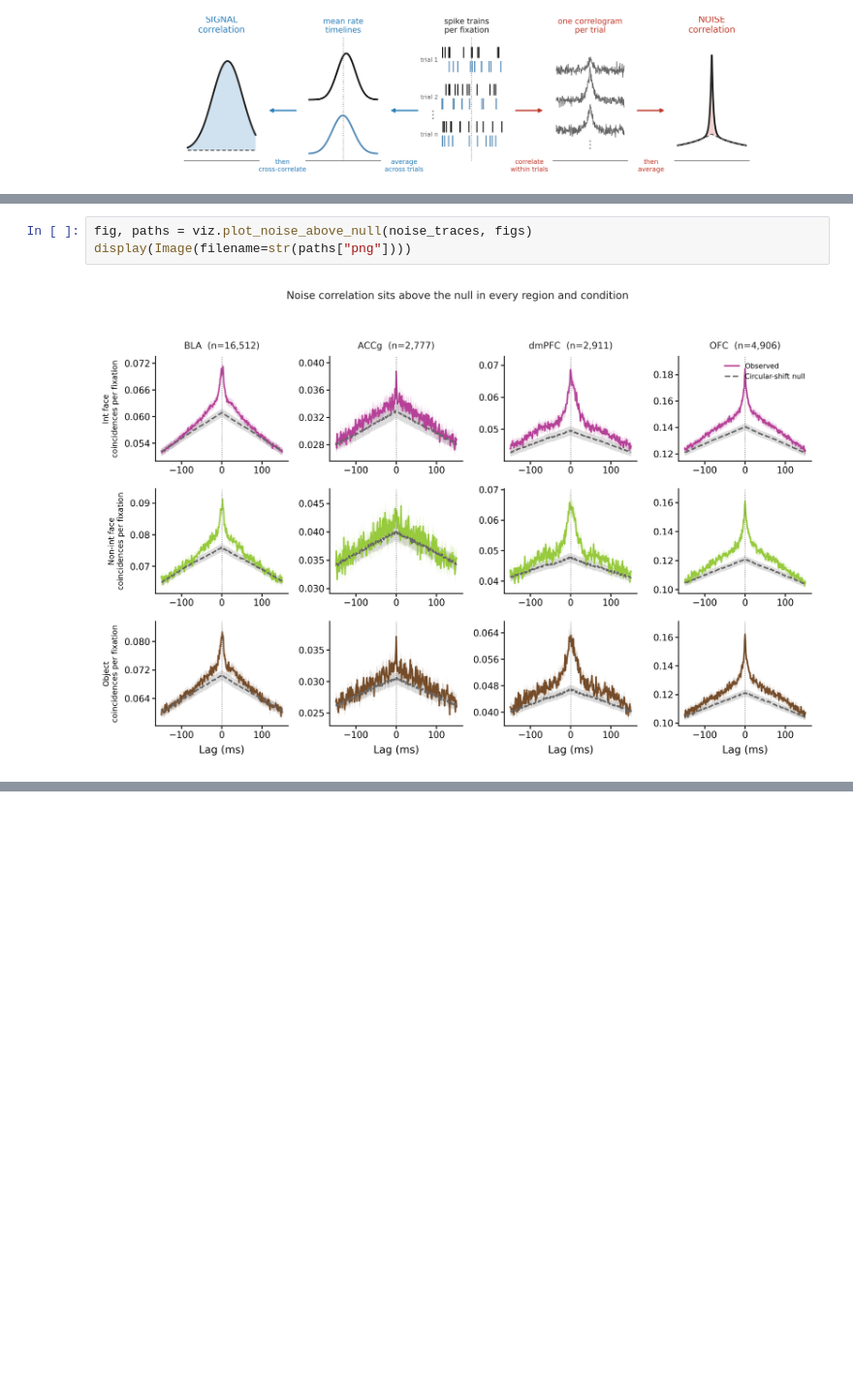
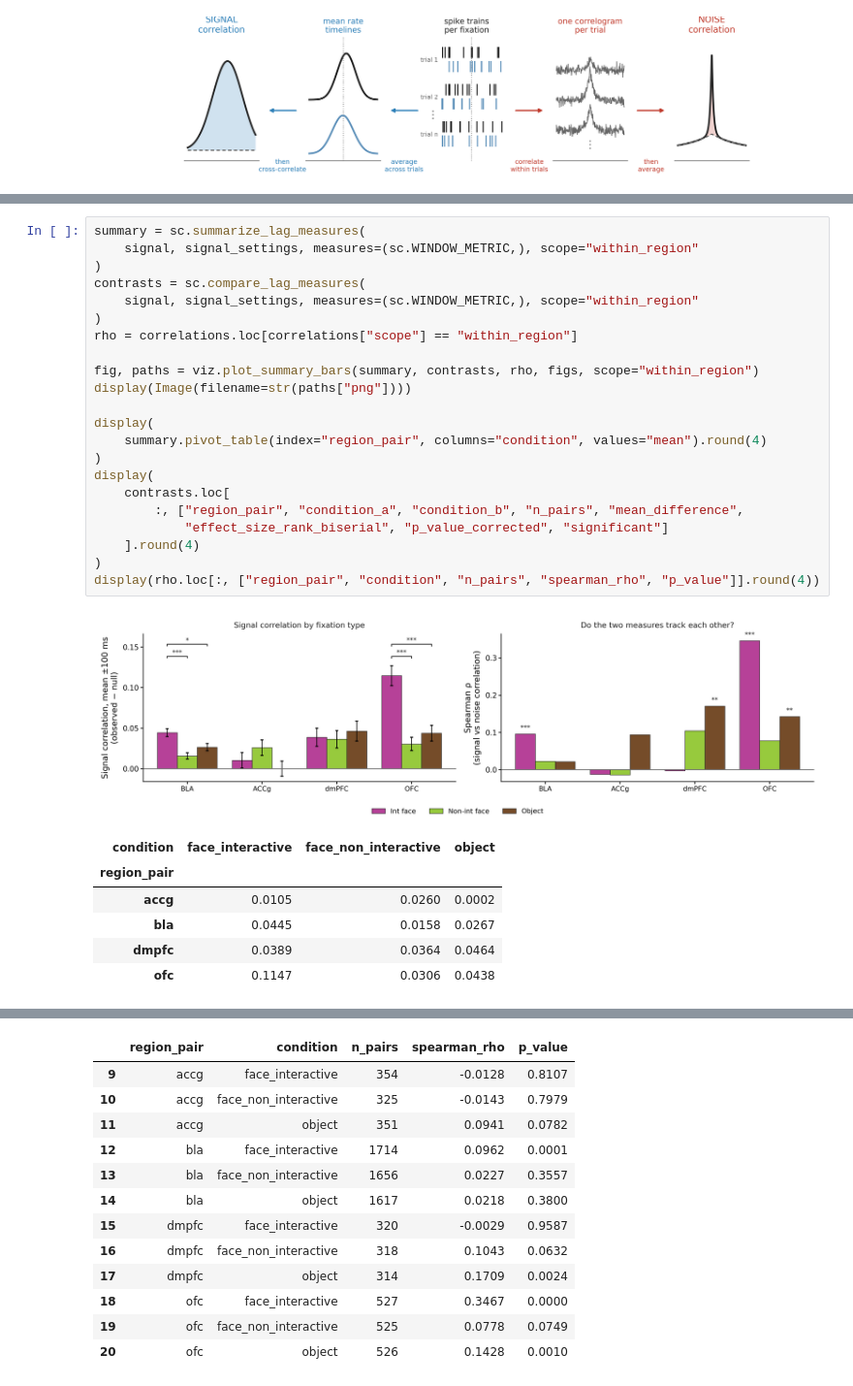
Before and after one commit to gprabaha/dal_monte_2022_analysis, a Jupyter notebook: notebooks/pair_correlation_overview/pair_correlation_overview.ipynb, the cells around one changed output, grey strips where cells are left out. Shown at 97% size. Drawn from its saved outputs; the diff is of its cells as text; blank space fills up the shorter version.

```diff
--- a/notebooks/pair_correlation_overview/pair_correlation_overview.ipynb
+++ b/notebooks/pair_correlation_overview/pair_correlation_overview.ipynb
@@ -187,5 +149,30 @@ signal correlation above.
 # %%
-fig, paths = viz.plot_noise_above_null(noise_traces, figs)
+summary = sc.summarize_lag_measures(
+    signal, signal_settings, measures=(sc.WINDOW_METRIC,), scope="within_region"
+)
+contrasts = sc.compare_lag_measures(
+    signal, signal_settings, measures=(sc.WINDOW_METRIC,), scope="within_region"
+)
+rho = correlations.loc[correlations["scope"] == "within_region"]
+
+fig, paths = viz.plot_summary_bars(summary, contrasts, rho, figs, scope="within_region")
 display(Image(filename=str(paths["png"])))
+
+display(
+    summary.pivot_table(index="region_pair", columns="condition", values="mean").round(4)
+)
+display(
+    contrasts.loc[
+        :, ["region_pair", "condition_a", "condition_b", "n_pairs", "mean_difference",
+            "effect_size_rank_biserial", "p_value_corrected", "significant"]
+    ].round(4)
+)
+display(rho.loc[:, ["region_pair", "condition", "n_pairs", "spearman_rho", "p_value"]].round(4))
 # %% [output]
-[figure, old version]
+[figure, new version]
+| condition | face_interactive | face_non_interactive | object |
+| region_pair |  |  |  |
+| accg | 0.0105 | 0.0260 | 0.0002 |
+| bla | 0.0445 | 0.0158 | 0.0267 |
+| dmpfc | 0.0389 | 0.0364 | 0.0464 |
+| ofc | 0.1147 | 0.0306 | 0.0438 |
@@ -192 +192,14 @@ display(Image(filename=str(paths["png"])))
+|  | region_pair | condition | n_pairs | spearman_rho | p_value |
+| 9 | accg | face_interactive | 354 | -0.0128 | 0.8107 |
+| 10 | accg | face_non_interactive | 325 | -0.0143 | 0.7979 |
+| 11 | accg | object | 351 | 0.0941 | 0.0782 |
+| 12 | bla | face_interactive | 1714 | 0.0962 | 0.0001 |
+| 13 | bla | face_non_interactive | 1656 | 0.0227 | 0.3557 |
+| 14 | bla | object | 1617 | 0.0218 | 0.3800 |
+| 15 | dmpfc | face_interactive | 320 | -0.0029 | 0.9587 |
+| 16 | dmpfc | face_non_interactive | 318 | 0.1043 | 0.0632 |
+| 17 | dmpfc | object | 314 | 0.1709 | 0.0024 |
+| 18 | ofc | face_interactive | 527 | 0.3467 | 0.0000 |
+| 19 | ofc | face_non_interactive | 525 | 0.0778 | 0.0749 |
+| 20 | ofc | object | 526 | 0.1428 | 0.0010 |
 # %% [markdown]
```
Also changed, not shown: parts of 16 cells of this notebook, 4 other files.
